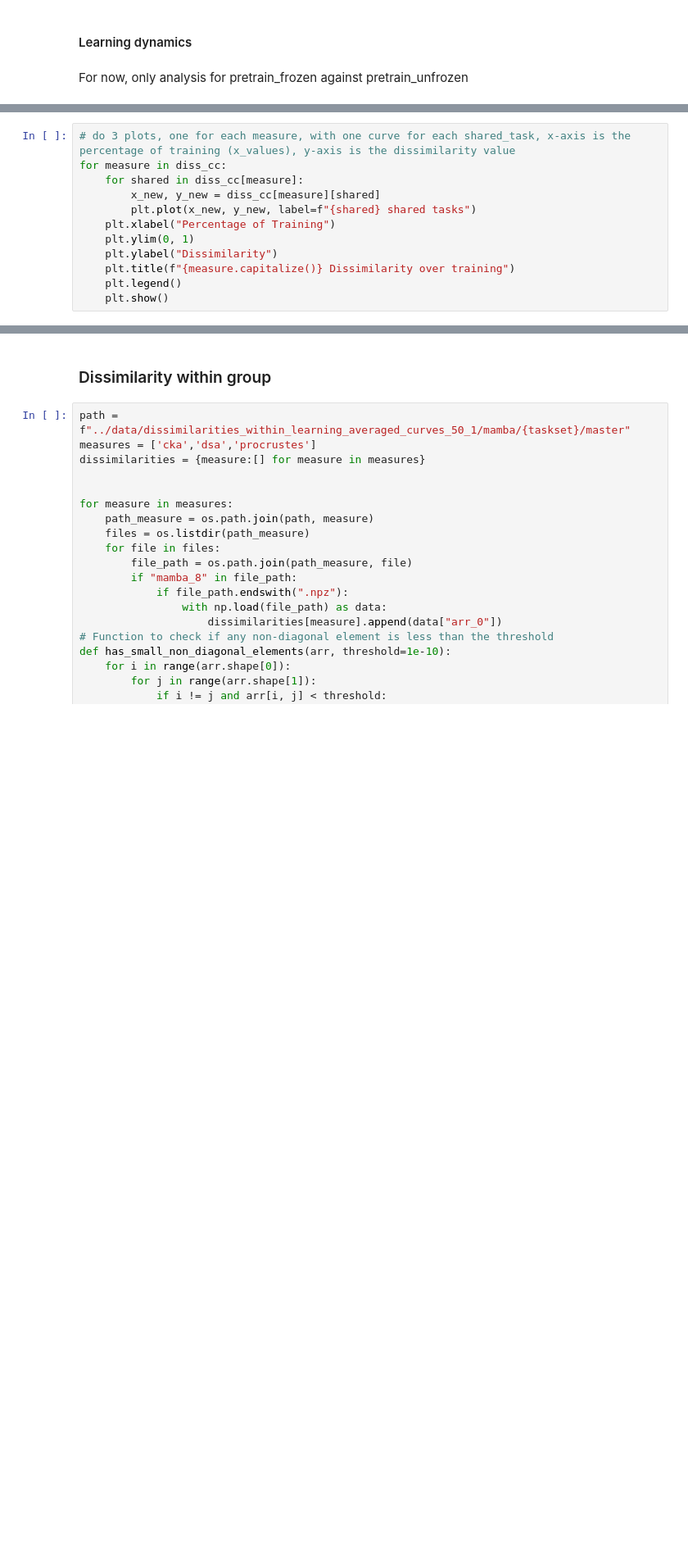
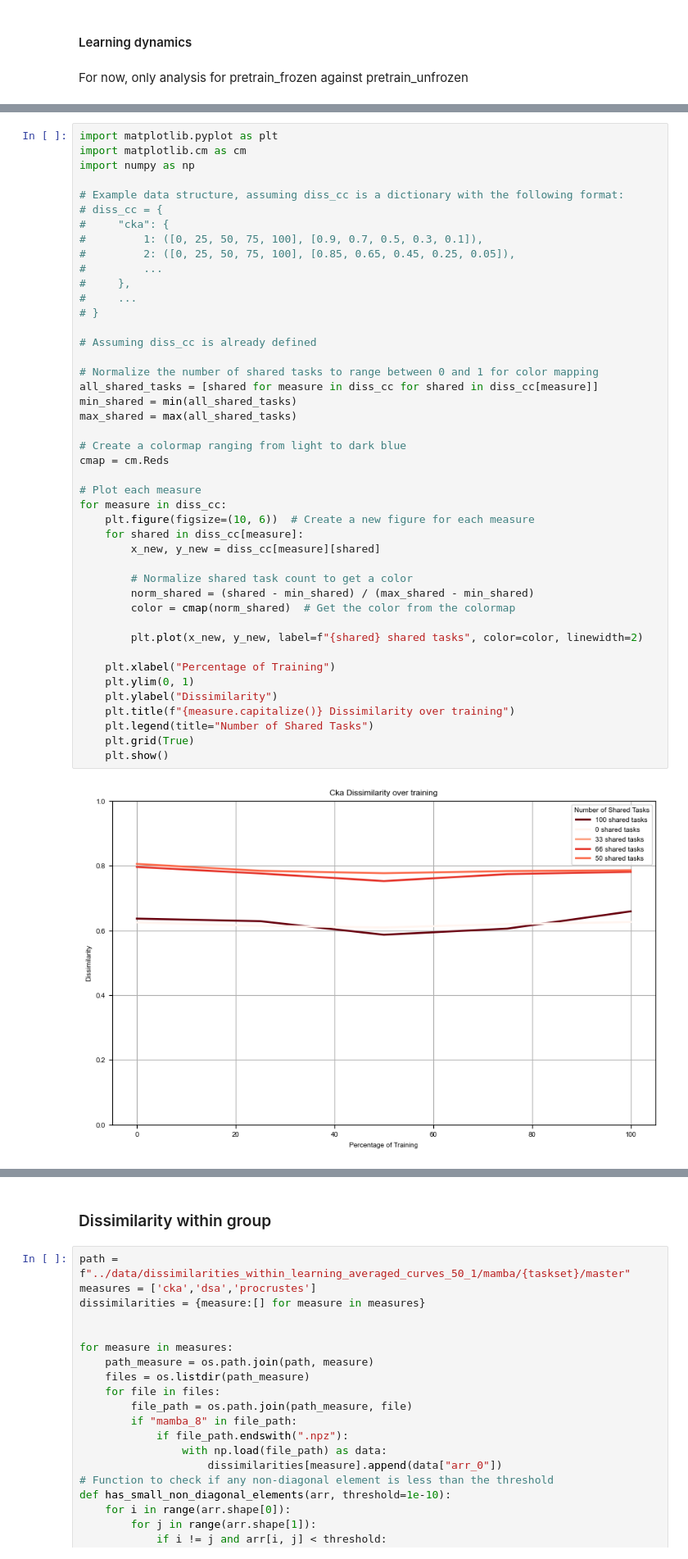
Before and after one commit to qglht/RepAL, a Jupyter notebook: notebooks/analysis_mamba.ipynb, the cells around one changed output, grey strips where cells are left out. Shown at 82% size. Saved outputs shown, nothing was run; the diff lists cells and outputs as text; blank space fills up the shorter version.

```diff
--- a/notebooks/analysis_mamba.ipynb
+++ b/notebooks/analysis_mamba.ipynb
@@ -559,12 +572,0 @@ diss_cc
-# %%
-# do 3 plots, one for each measure, with one curve for each shared_task, x-axis is the percentage of training (x_values), y-axis is the dissimilarity value
-for measure in diss_cc:
-    for shared in diss_cc[measure]:
-        x_new, y_new = diss_cc[measure][shared]
-        plt.plot(x_new, y_new, label=f"{shared} shared tasks")
-    plt.xlabel("Percentage of Training")
-    plt.ylim(0, 1)
-    plt.ylabel("Dissimilarity")
-    plt.title(f"{measure.capitalize()} Dissimilarity over training")
-    plt.legend()
-    plt.show()
@@ -574,0 +573,46 @@ for measure in diss_cc:
+# %%
+import matplotlib.pyplot as plt
+import matplotlib.cm as cm
+import numpy as np
+
+# Example data structure, assuming diss_cc is a dictionary with the following format:
+# diss_cc = {
+#     "cka": {
+#         1: ([0, 25, 50, 75, 100], [0.9, 0.7, 0.5, 0.3, 0.1]),
+#         2: ([0, 25, 50, 75, 100], [0.85, 0.65, 0.45, 0.25, 0.05]),
+#         ...
+#     },
+#     ...
+# }
+
+# Assuming diss_cc is already defined
+
+# Normalize the number of shared tasks to range between 0 and 1 for color mapping
+all_shared_tasks = [shared for measure in diss_cc for shared in diss_cc[measure]]
+min_shared = min(all_shared_tasks)
+max_shared = max(all_shared_tasks)
+
+# Create a colormap ranging from light to dark blue
+cmap = cm.Reds
+
+# Plot each measure
+for measure in diss_cc:
+    plt.figure(figsize=(10, 6))  # Create a new figure for each measure
+    for shared in diss_cc[measure]:
+        x_new, y_new = diss_cc[measure][shared]
+
+        # Normalize shared task count to get a color
+        norm_shared = (shared - min_shared) / (max_shared - min_shared)
+        color = cmap(norm_shared)  # Get the color from the colormap
+
+        plt.plot(x_new, y_new, label=f"{shared} shared tasks", color=color, linewidth=2)
+
+    plt.xlabel("Percentage of Training")
+    plt.ylim(0, 1)
+    plt.ylabel("Dissimilarity")
+    plt.title(f"{measure.capitalize()} Dissimilarity over training")
+    plt.legend(title="Number of Shared Tasks")
+    plt.grid(True)
+    plt.show()
+# %% [output]
+[figure, added]
```
Also changed, not shown: parts of 8 cells of this notebook, 4 other files.
